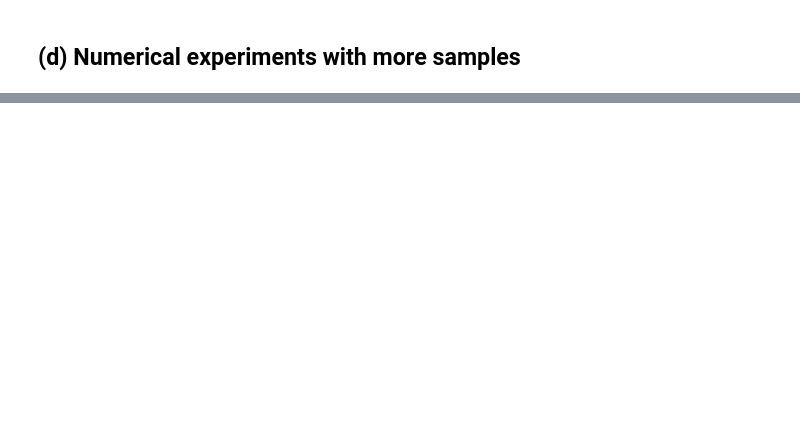
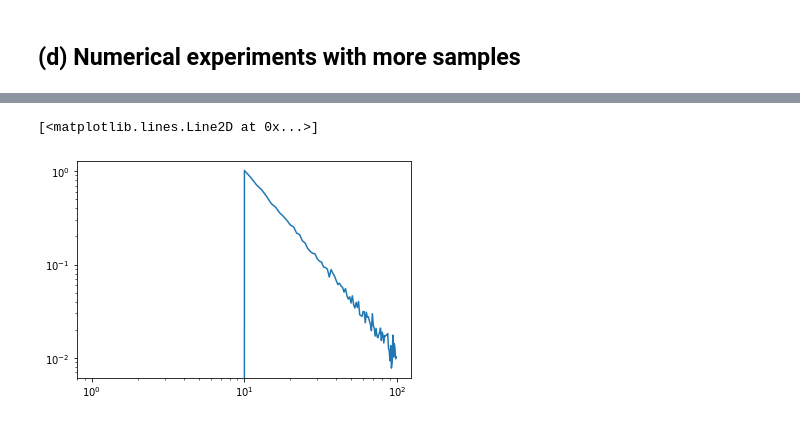
Before and after one commit to mkuchle16/biophysics, a Jupyter notebook: week-05/problem-5.7.ipynb, the cells around one changed output, grey strips where cells are left out. Saved outputs shown, nothing was run; the diff lists cells and outputs as text; code cells hidden in the pictures; blank space fills up the shorter version.

```diff
--- a/week-05/problem-5.7.ipynb
+++ b/week-05/problem-5.7.ipynb
@@ -42,2 +32,7 @@ plt.loglog(inv_x)
 # %% [markdown]
 ## (d) Numerical experiments with more samples
+# %%
+#Replacing 10000 tests with 50000 tests an anlyzing results
+x = np.random.uniform(0,1,50000)
+inv_x = 1/x
+count, bins, ignored = plt.hist(inv_x,100, density = True, range = (0,10))
@@ -43,0 +41,5 @@ plt.loglog(inv_x)
+# %%
+plt.loglog(count)
+# %% [output]
+[<matplotlib.lines.Line2D at 0x...>]
+[figure, added]
```
Also changed, not shown: parts of 5 cells of this notebook, 2 other files.
